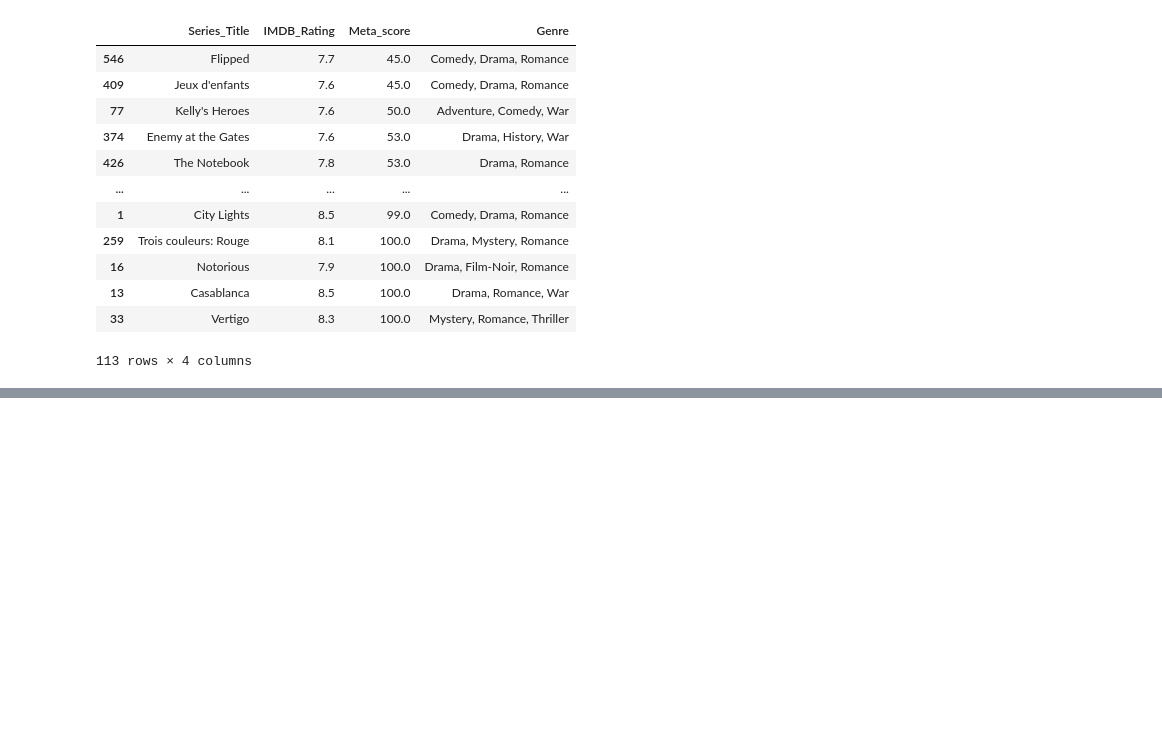
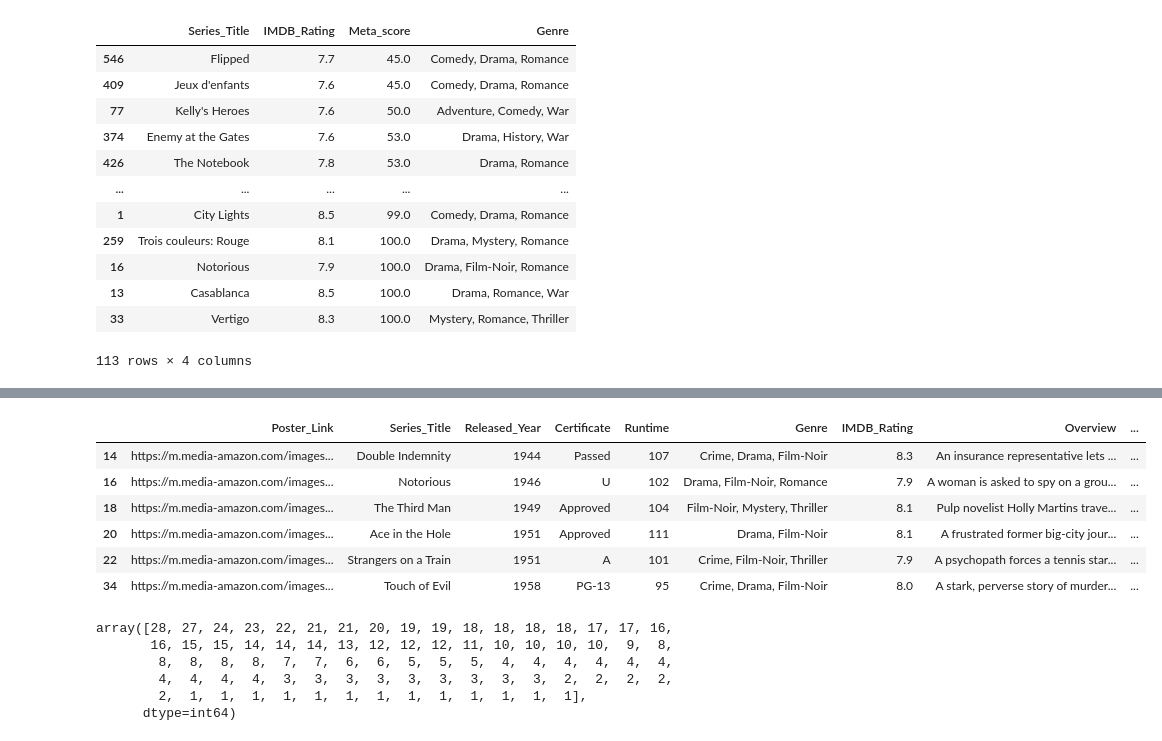
Before and after one commit to kimjieun990525/Top-1000-Movies, a Jupyter notebook: jupyter_notebook/project_1.ipynb, the cells around one changed output, grey strips where cells are left out. Cells and saved outputs as stored; diff of their text form; code cells hidden in the pictures; blank space fills up the shorter version.

```diff
--- a/jupyter_notebook/project_1.ipynb
+++ b/jupyter_notebook/project_1.ipynb
@@ -774,0 +880,10 @@ select_info[ ['Series_Title','IMDB_Rating','Meta_score','Genre','Released_Year',
+# %%
+df[df[''].str.contains('Film-Noir') ]
+# %% [output]
+|  | Poster_Link | Series_Title | Released_Year | Certificate | Runtime | Genre | IMDB_Rating | Overview | ... |
+| 14 | https://m.media-amazon.com/images... | Double Indemnity | 1944 | Passed | 107 | Crime, Drama, Film-Noir | 8.3 | An insurance representative lets ... | ... |
+| 16 | https://m.media-amazon.com/images... | Notorious | 1946 | U | 102 | Drama, Film-Noir, Romance | 7.9 | A woman is asked to spy on a grou... | ... |
+| 18 | https://m.media-amazon.com/images... | The Third Man | 1949 | Approved | 104 | Film-Noir, Mystery, Thriller | 8.1 | Pulp novelist Holly Martins trave... | ... |
+| 20 | https://m.media-amazon.com/images... | Ace in the Hole | 1951 | Approved | 111 | Drama, Film-Noir | 8.1 | A frustrated former big-city jour... | ... |
+| 22 | https://m.media-amazon.com/images... | Strangers on a Train | 1951 | A | 101 | Crime, Film-Noir, Thriller | 7.9 | A psychopath forces a tennis star... | ... |
+| 34 | https://m.media-amazon.com/images... | Touch of Evil | 1958 | PG-13 | 95 | Crime, Drama, Film-Noir | 8.0 | A stark, perverse story of murder... | ... |
@@ -774,0 +892,9 @@ select_info[ ['Series_Title','IMDB_Rating','Meta_score','Genre','Released_Year',
+# %%
+df['Released_Year'].value_counts().values
+# %% [output]
+array([28, 27, 24, 23, 22, 21, 21, 20, 19, 19, 18, 18, 18, 18, 17, 17, 16,
+       16, 15, 15, 14, 14, 14, 13, 12, 12, 12, 11, 10, 10, 10, 10,  9,  8,
+        8,  8,  8,  8,  7,  7,  6,  6,  5,  5,  5,  4,  4,  4,  4,  4,  4,
+        4,  4,  4,  4,  3,  3,  3,  3,  3,  3,  3,  3,  3,  2,  2,  2,  2,
+        2,  1,  1,  1,  1,  1,  1,  1,  1,  1,  1,  1,  1,  1],
+      dtype=int64)
```
Also changed, not shown: parts of 19 cells of this notebook, 4 other files.
